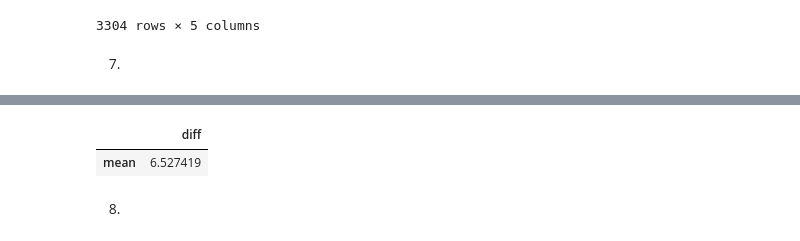
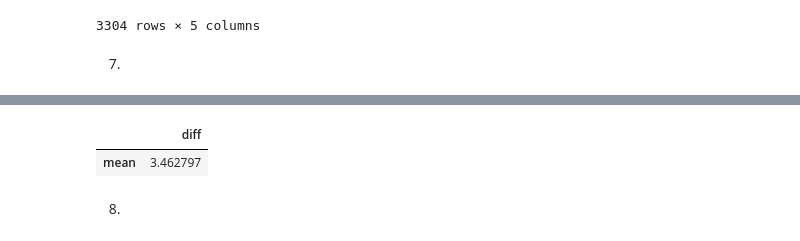
Before and after one commit to anitarestrepo16/databases_class_pandas, a Jupyter notebook: HW5/HW5.ipynb, the cells around one changed output, grey strips where cells are left out. Cells and saved outputs as stored; diff of their text form; code cells hidden in the pictures.

```diff
--- a/HW5/HW5.ipynb
+++ b/HW5/HW5.ipynb
@@ -192,13 +208,13 @@ temp.loc[(temp.loc[:, 'n_obs'] == 22), :].assign(diff = temp.loc[:, 'max_cls'] -
 # %%
 temp = df2010.loc[(df2010.loc[:, 'retdate'].dt.month == 1) &
-                   (df2010.loc[:, 'retdate'].dt.day_of_week == 2) &
+                   (df2010.loc[:, 'retdate'].dt.day_of_week == 1) &
                      (df2010.loc[:, 'exch'] == 'NYSE'), :].groupby(df2010.loc[:, 'symb']).agg({'retdate': ['nunique'],
                                                                                                     'cls': ['max', 'min']}).reset_index()
 temp.columns = ['symb', 'n_obs', 'max_cls', 'min_cls']
 temp.loc[(temp.loc[:, 'n_obs'] == 4), :].assign(diff = temp.loc[:, 'max_cls'] - temp.loc[:, 'min_cls']).agg({'diff': ['mean']})
 # %% [output]
 |  | diff |
-| mean | 6.527419 |
+| mean | 3.462797 |
 # %% [markdown]
 8.
 # %%
```
Also changed, not shown: parts of 2 cells of this notebook.
